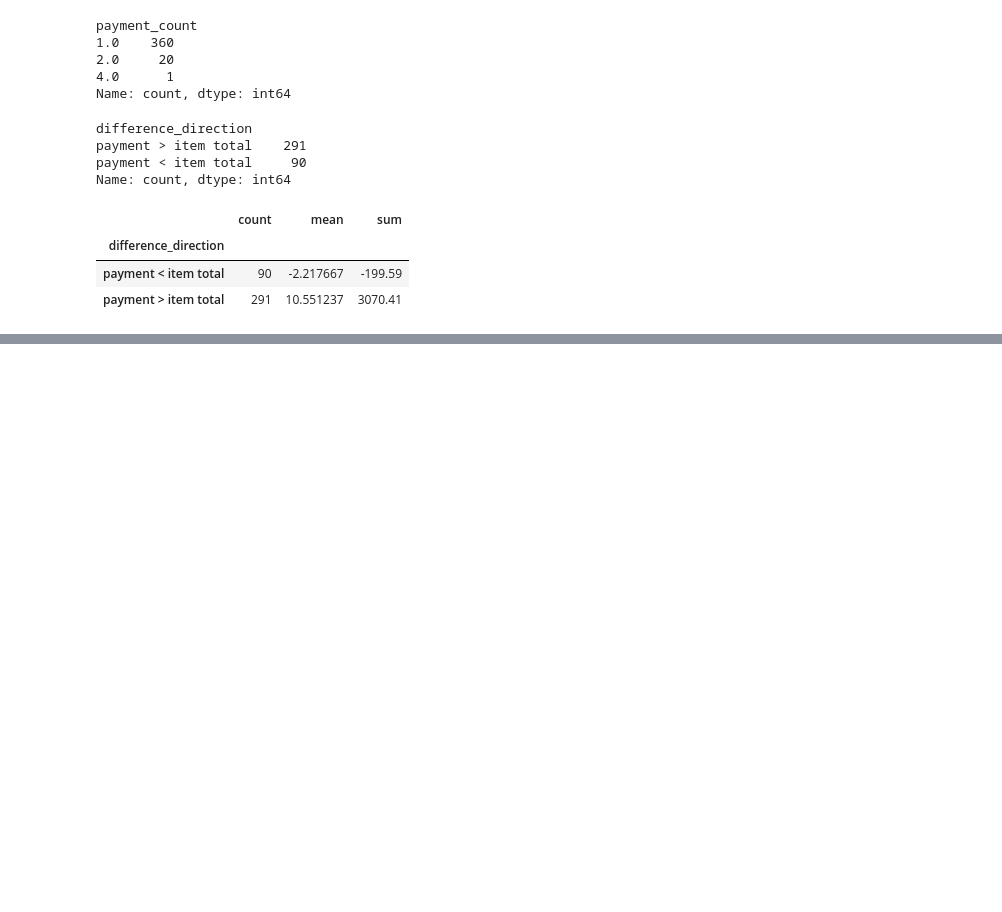
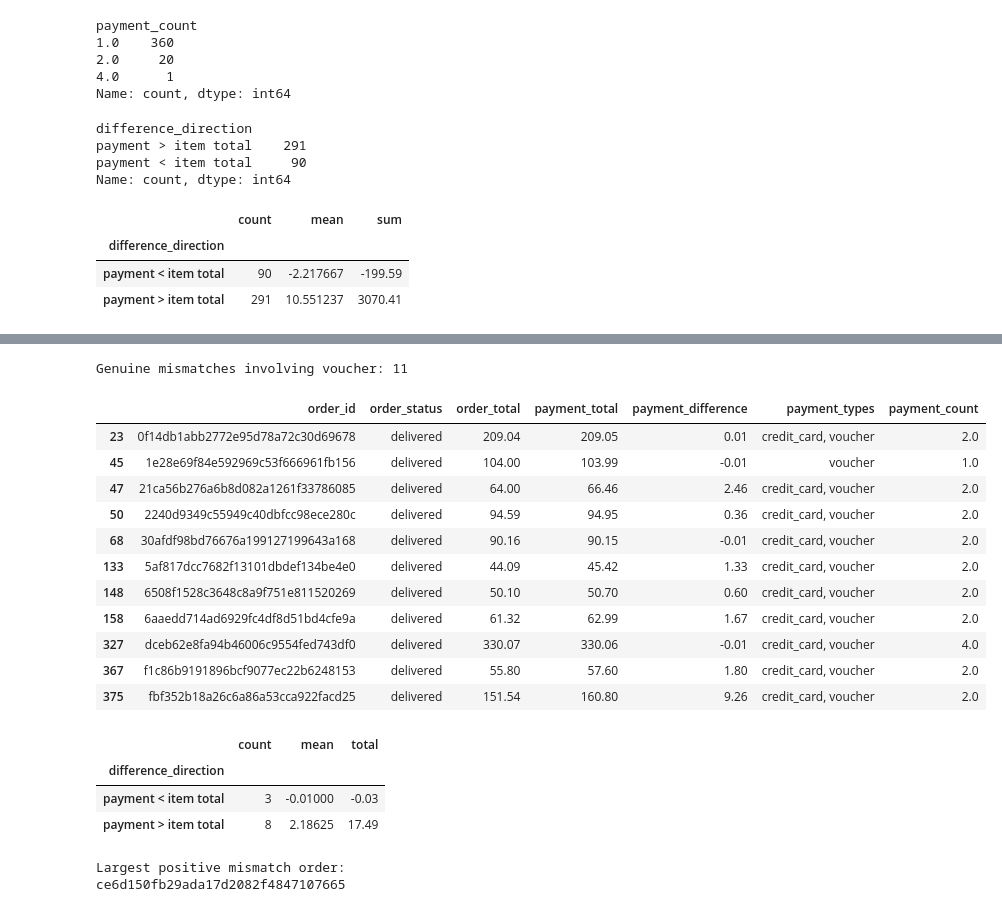
Before and after one commit to rohanshettym1-cmd/e-commerce-Intelligence-System, a Jupyter notebook: notebook/01_data_profiling.ipynb, the cells around one changed output, grey strips where cells are left out. Cells and saved outputs as stored; diff of their text form; code cells hidden in the pictures; blank space fills up the shorter version.

```diff
--- a/notebook/01_data_profiling.ipynb
+++ b/notebook/01_data_profiling.ipynb
@@ -1906,0 +1922,11 @@ genuine_mismatches.groupby(
+# %%
+genuine_mismatches = order_financials[
+    (order_financials["_merge"] == "both")
+    & (~order_financials["reconciled"])
+].copy()
+
+print("\n" + "=" * 70)
+print("2. GENUINE FINANCIAL MISMATCH COUNT")
+print("=" * 70)
+
+print(f"Genuine financial mismatches: {len(genuine_mismatches):,}")
@@ -1906,0 +2331,68 @@ genuine_mismatches.groupby(
+# %%
+genuine_mismatches_detailed = genuine_mismatches.merge(
+    mismatch_payment_details,
+    on="order_id",
+    how="left",
+    suffixes=("", "_payment")
+)
+# %%
+voucher_mismatches = genuine_mismatches_detailed[
+    genuine_mismatches_detailed["payment_types"].str.contains(
+        "voucher",
+        na=False
+    )
+]
+
+print("Genuine mismatches involving voucher:",
+      len(voucher_mismatches))
+
+voucher_mismatches[
+    [
+        "order_id",
+        "order_status",
+        "order_total",
+        "payment_total",
+        "payment_difference",
+        "payment_types",
+        "payment_count"
+    ]
+]
+# %% [output]
+Genuine mismatches involving voucher: 11
+|  | order_id | order_status | order_total | payment_total | payment_difference | payment_types | payment_count |
+| 23 | 0f14db1abb2772e95d78a72c30d69678 | delivered | 209.04 | 209.05 | 0.01 | credit_card, voucher | 2.0 |
+| 45 | 1e28e69f84e592969c53f666961fb156 | delivered | 104.00 | 103.99 | -0.01 | voucher | 1.0 |
+| 47 | 21ca56b276a6b8d082a1261f33786085 | delivered | 64.00 | 66.46 | 2.46 | credit_card, voucher | 2.0 |
+| 50 | 2240d9349c55949c40dbfcc98ece280c | delivered | 94.59 | 94.95 | 0.36 | credit_card, voucher | 2.0 |
+| 68 | 30afdf98bd76676a199127199643a168 | delivered | 90.16 | 90.15 | -0.01 | credit_card, voucher | 2.0 |
+| 133 | 5af817dcc7682f13101dbdef134be4e0 | delivered | 44.09 | 45.42 | 1.33 | credit_card, voucher | 2.0 |
+| 148 | 6508f1528c3648c8a9f751e811520269 | delivered | 50.10 | 50.70 | 0.60 | credit_card, voucher | 2.0 |
+| 158 | 6aaedd714ad6929fc4df8d51bd4cfe9a | delivered | 61.32 | 62.99 | 1.67 | credit_card, voucher | 2.0 |
+| 327 | dceb62e8fa94b46006c9554fed743df0 | delivered | 330.07 | 330.06 | -0.01 | credit_card, voucher | 4.0 |
+| 367 | f1c86b9191896bcf9077ec22b6248153 | delivered | 55.80 | 57.60 | 1.80 | credit_card, voucher | 2.0 |
+| 375 | fbf352b18a26c6a86a53cca922facd25 | delivered | 151.54 | 160.80 | 9.26 | credit_card, voucher | 2.0 |
+# %%
+voucher_mismatch_summary = (
+    voucher_mismatches
+    .groupby("difference_direction")["payment_difference"]
+    .agg(
+        count="count",
+        mean="mean",
+        total="sum"
+    )
+)
+
+voucher_mismatch_summary
+# %% [output]
+|  | count | mean | total |
+| difference_direction |  |  |  |
+| payment < item total | 3 | -0.01000 | -0.03 |
+| payment > item total | 8 | 2.18625 | 17.49 |
+# %%
+largest_positive_order_id = top_positive.iloc[0]["order_id"]
+
+print("Largest positive mismatch order:")
+print(largest_positive_order_id)
+# %% [output]
+Largest positive mismatch order:
+ce6d150fb29ada17d2082f4847107665
```
Also changed, not shown: parts of 34 cells of this notebook.
